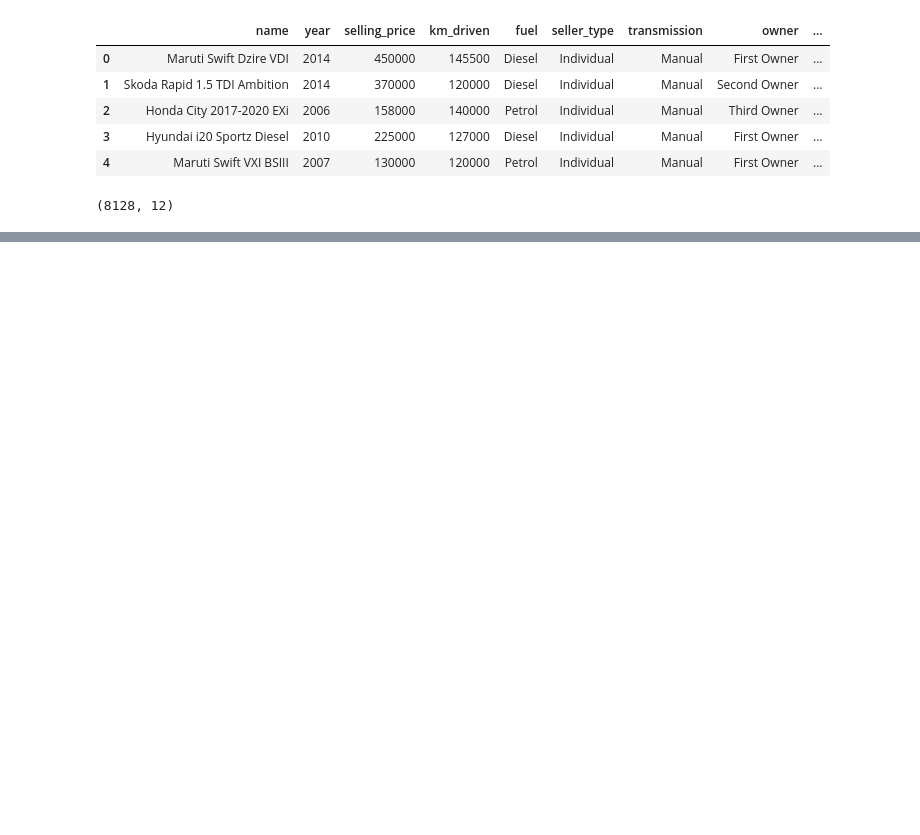
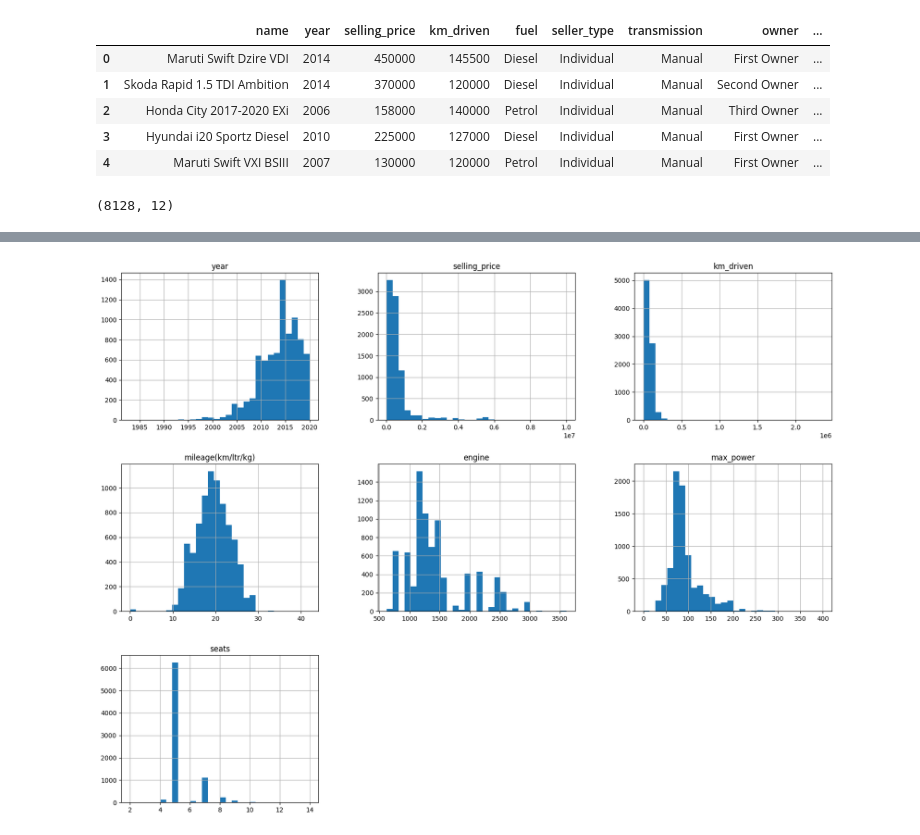
Before and after one commit to asif851/WeatherAus_Prediction, a Jupyter notebook: car.ipynb, the cells around one changed output, grey strips where cells are left out. Cells and saved outputs as stored; diff of their text form; code cells hidden in the pictures; blank space fills up the shorter version.

```diff
--- a/car.ipynb
+++ b/car.ipynb
@@ -21,0 +156,6 @@ df.shape
+# %%
+# Distribution of numerical features
+df.hist(bins=30, figsize=(20, 15))
+plt.show()
+# %% [output]
+[figure, added]
```
Also changed, not shown: parts of 25 cells of this notebook.
